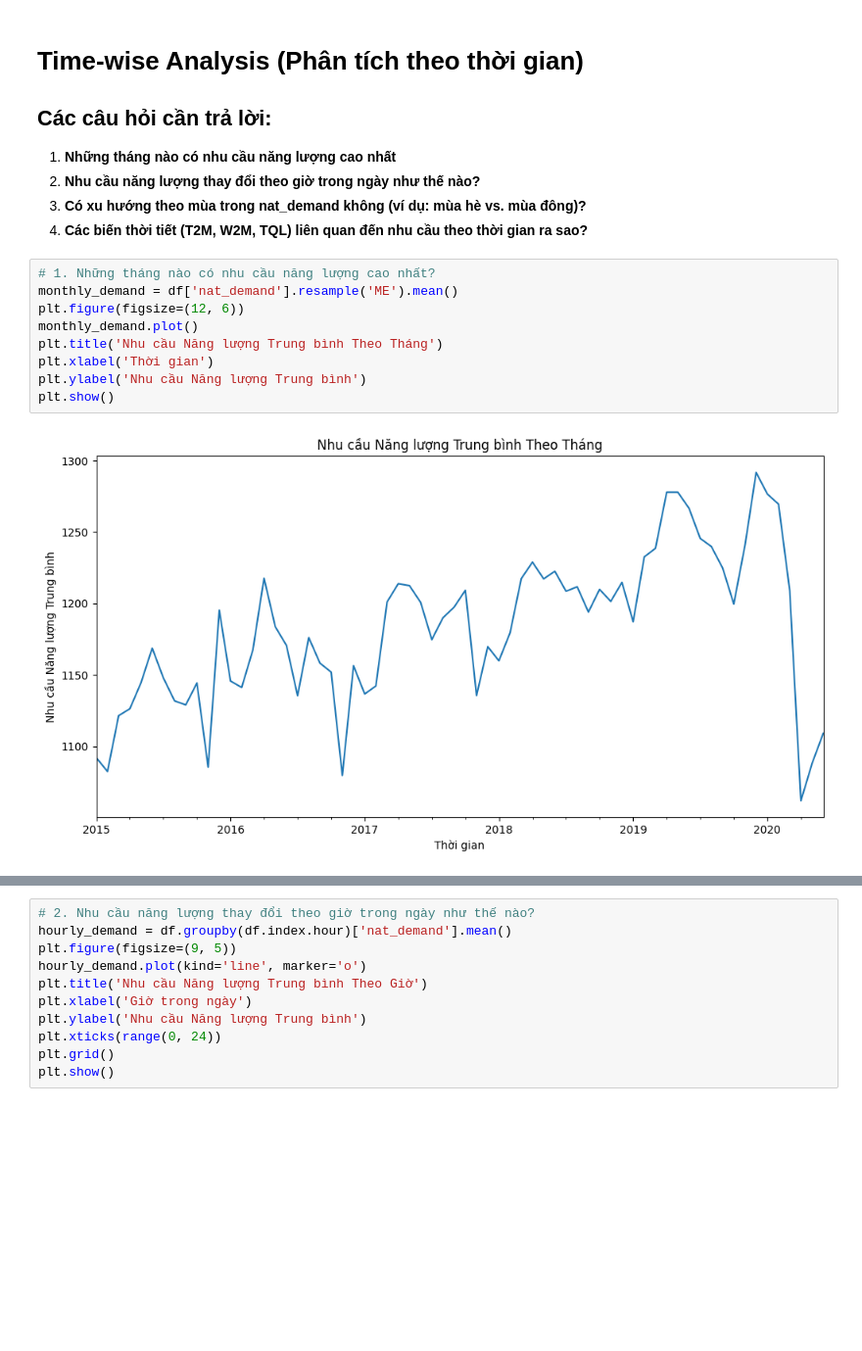
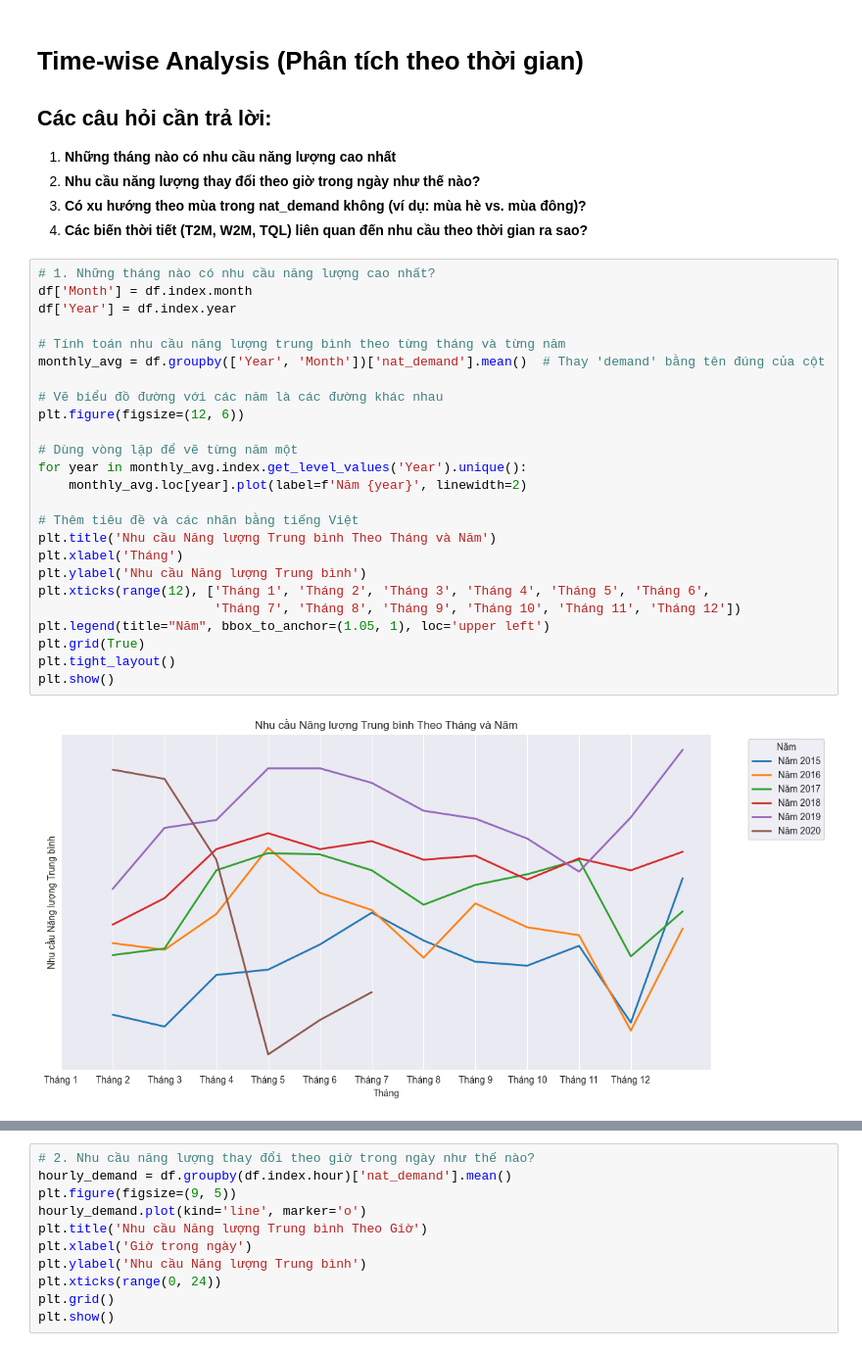
Before and after one commit to dndt413/PPNCKH, a Jupyter notebook: code eda/eda.ipynb, the cells around one changed output, grey strips where cells are left out. Shown at 98% size. Drawn from its saved outputs; the diff is of its cells as text; blank space fills up the shorter version.

```diff
--- a/code eda/eda.ipynb
+++ b/code eda/eda.ipynb
@@ -208,13 +208,29 @@ plt.show()
 4. **Các biến thời tiết (T2M, W2M, TQL) liên quan đến nhu cầu theo thời gian ra sao?**
 # %%
 # 1. Những tháng nào có nhu cầu năng lượng cao nhất?
-monthly_demand = df['nat_demand'].resample('ME').mean()
+df['Month'] = df.index.month
+df['Year'] = df.index.year
+
+# Tính toán nhu cầu năng lượng trung bình theo từng tháng và từng năm
+monthly_avg = df.groupby(['Year', 'Month'])['nat_demand'].mean()  # Thay 'demand' bằng tên đúng của cột
+
+# Vẽ biểu đồ đường với các năm là các đường khác nhau
 plt.figure(figsize=(12, 6))
-monthly_demand.plot()
-plt.title('Nhu cầu Năng lượng Trung bình Theo Tháng')
-plt.xlabel('Thời gian')
+
+# Dùng vòng lặp để vẽ từng năm một
+for year in monthly_avg.index.get_level_values('Year').unique():
+    monthly_avg.loc[year].plot(label=f'Năm {year}', linewidth=2)
+
+# Thêm tiêu đề và các nhãn bằng tiếng Việt
+plt.title('Nhu cầu Năng lượng Trung bình Theo Tháng và Năm')
+plt.xlabel('Tháng')
 plt.ylabel('Nhu cầu Năng lượng Trung bình')
+plt.xticks(range(12), ['Tháng 1', 'Tháng 2', 'Tháng 3', 'Tháng 4', 'Tháng 5', 'Tháng 6',
+                       'Tháng 7', 'Tháng 8', 'Tháng 9', 'Tháng 10', 'Tháng 11', 'Tháng 12'])
+plt.legend(title="Năm", bbox_to_anchor=(1.05, 1), loc='upper left')
+plt.grid(True)
+plt.tight_layout()
 plt.show()
 # %% [output]
-[figure, old version]
+[figure, new version]
 # %% [markdown]
```
Also changed, not shown: parts of 2 cells of this notebook.
